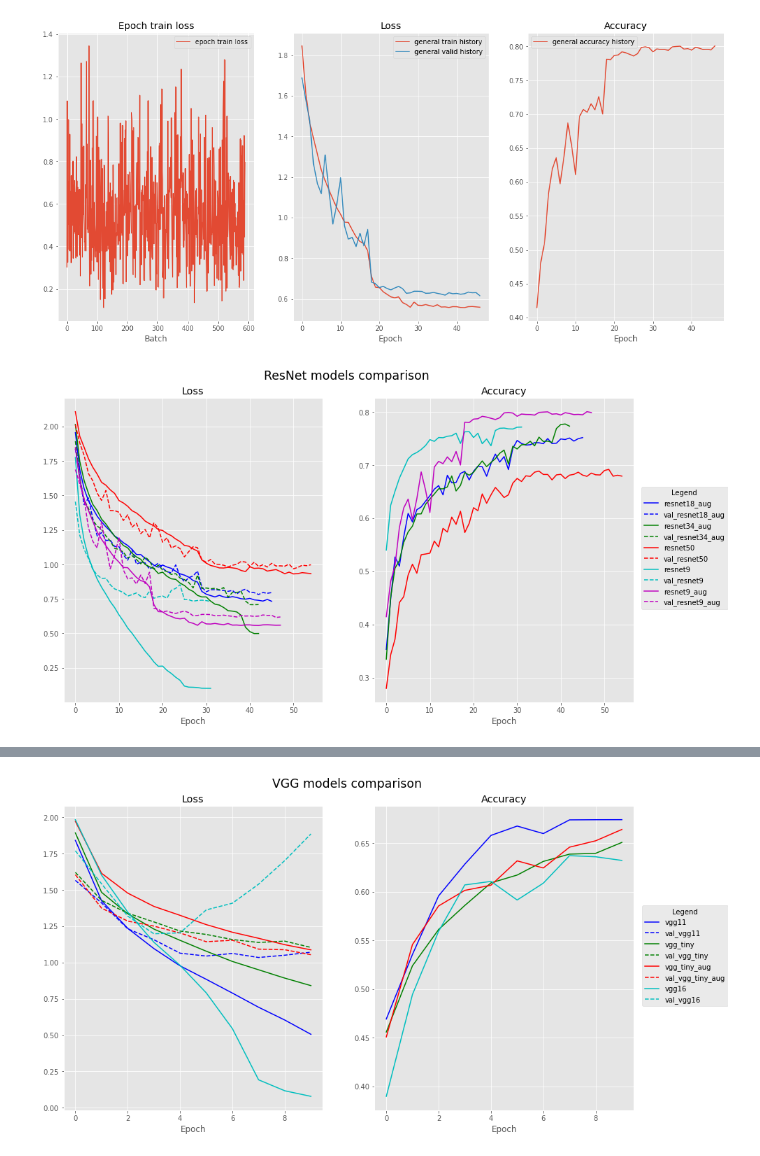
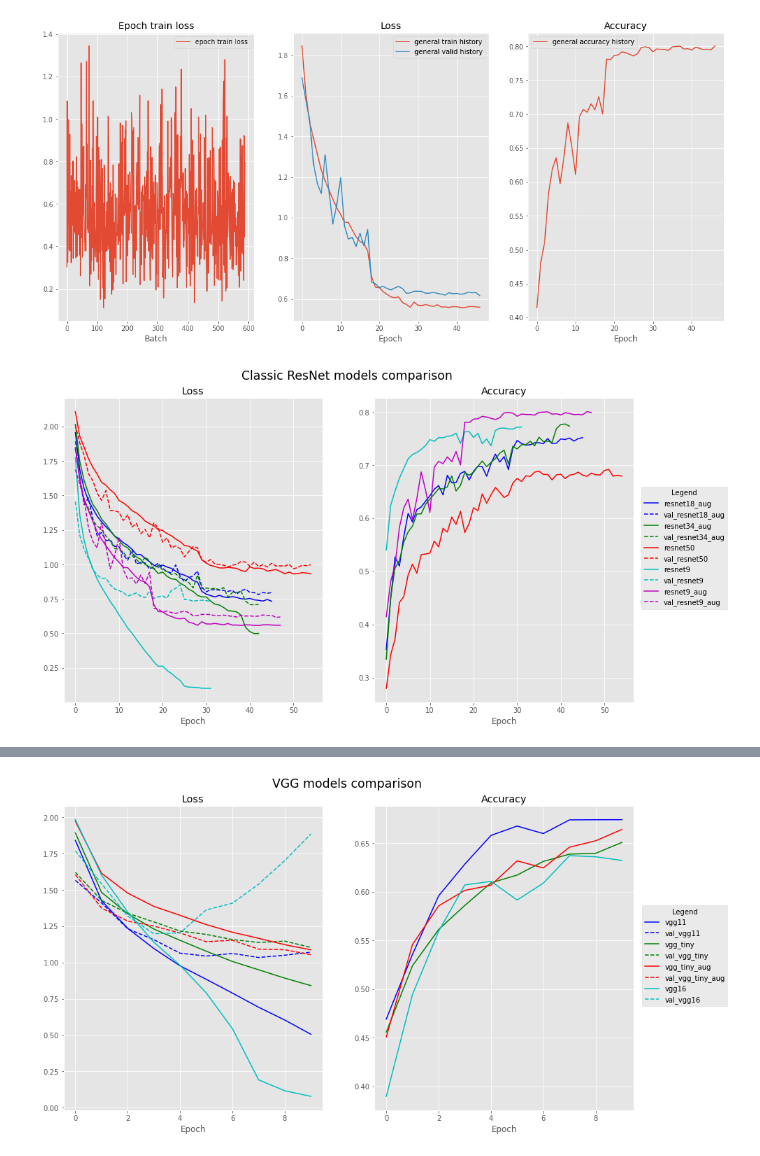
Before and after one commit to AnnaAltynova/imagenette, a Jupyter notebook: imagenette/notebook.ipynb, the cells around one changed output, grey strips where cells are left out. Cells and saved outputs as stored; diff of their text form; code cells hidden in the pictures.

```diff
--- a/imagenette/notebook.ipynb
+++ b/imagenette/notebook.ipynb
@@ -147,8 +154,8 @@ train_procedure(n_epochs=N_EPOCHS, model=model, train_iterator=train_dataloader,
 # %% [output]
 [figure]
 # %%
-plot_models(['logs_resnet18_aug.json','logs_resnet34_aug.json',
+plot_models(['logs_resnet18.json','logs_resnet34.json',
              'logs_resnet50.json', 'logs_resnet9.json', 'logs_resnet9_aug.json'],
-            title='ResNet models comparison')
+            title='Classic ResNet models comparison')
 # %% [output]
-[figure, old version]
+[figure, new version]
```
Also changed, not shown: parts of 6 cells of this notebook, 1 other file.
